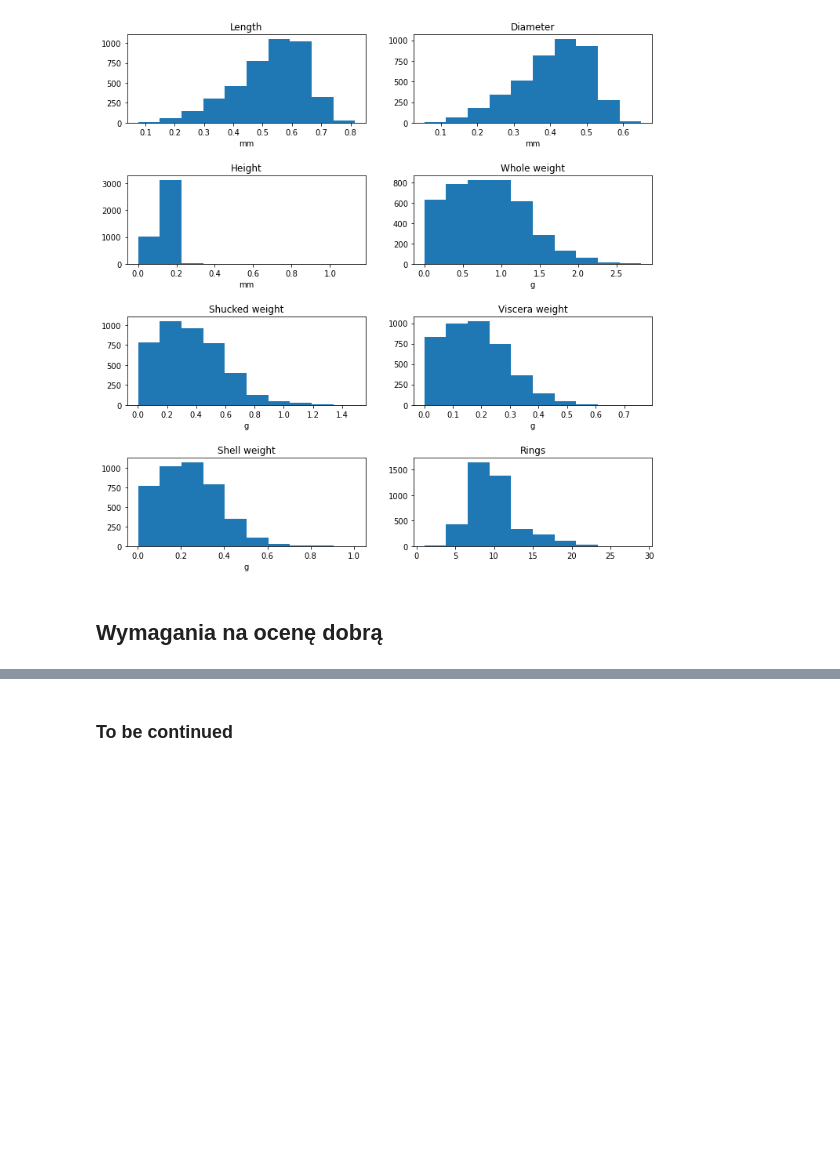
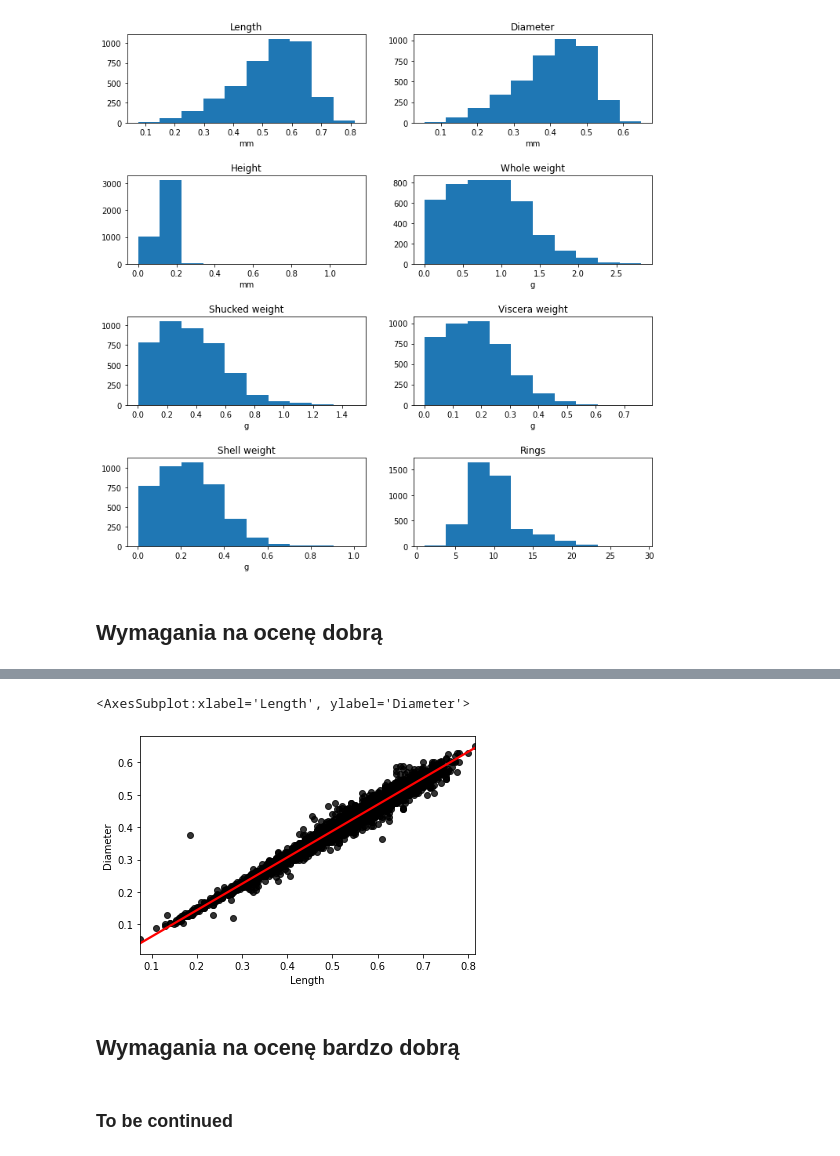
Before and after one commit to Bart63/PythonPL, a Jupyter notebook: zadanie_4/analysis.ipynb, the cells around one changed output, grey strips where cells are left out. Saved outputs shown, nothing was run; the diff lists cells and outputs as text; code cells hidden in the pictures; blank space fills up the shorter version.

```diff
--- a/zadanie_4/analysis.ipynb
+++ b/zadanie_4/analysis.ipynb
@@ -102,2 +166,22 @@ plt.show()
+# %%
+# 5. Wykres regresji liniowej dla cech ilościowych najbardziej skorelowanych
+
+# Dictionary comprehension w celu znalezienia maksymalnej wartości
+# macierzy korelacyjnej nie będącej na linii diagonalnej
+dict_corr = {(x,y) : corr[x][y] for x, y in list_of_feature_pairs}
+
+# Index słownika o największej wartości
+max_corr_features_ind = np.argmax(dict_corr.values())
+
+# Nazwy cech najbardziej skorelowanych liniowo
+max_corr_featrues = list(dict_corr.keys())[max_corr_features_ind]
+
+sns.regplot(x=max_corr_featrues[0], y=max_corr_featrues[1], data=snail_df,
+           scatter_kws={"color": "black"}, line_kws={"color": "red"})
+# %% [output]
+<AxesSubplot:xlabel='Length', ylabel='Diameter'>
+[figure, added]
+# %% [markdown]
+## Wymagania na ocenę bardzo dobrą
 # %% [markdown]
 ### To be continued
```
Also changed, not shown: parts of 6 cells of this notebook.
